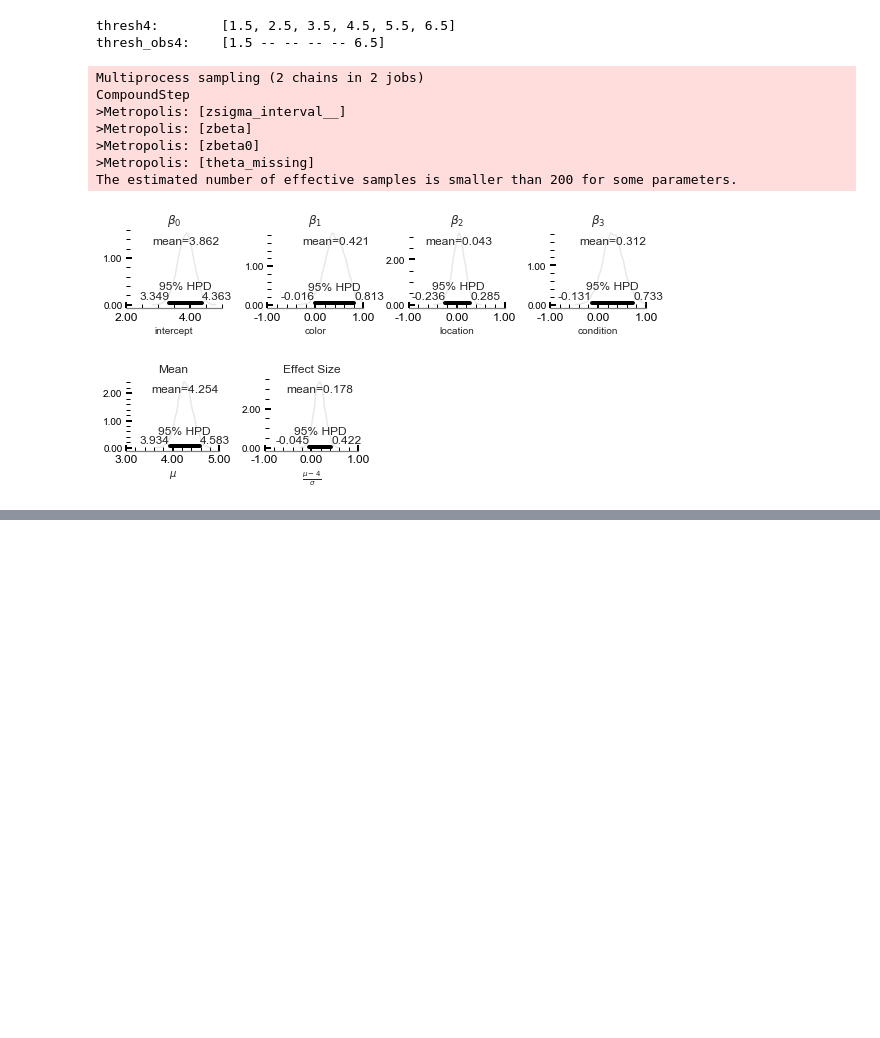
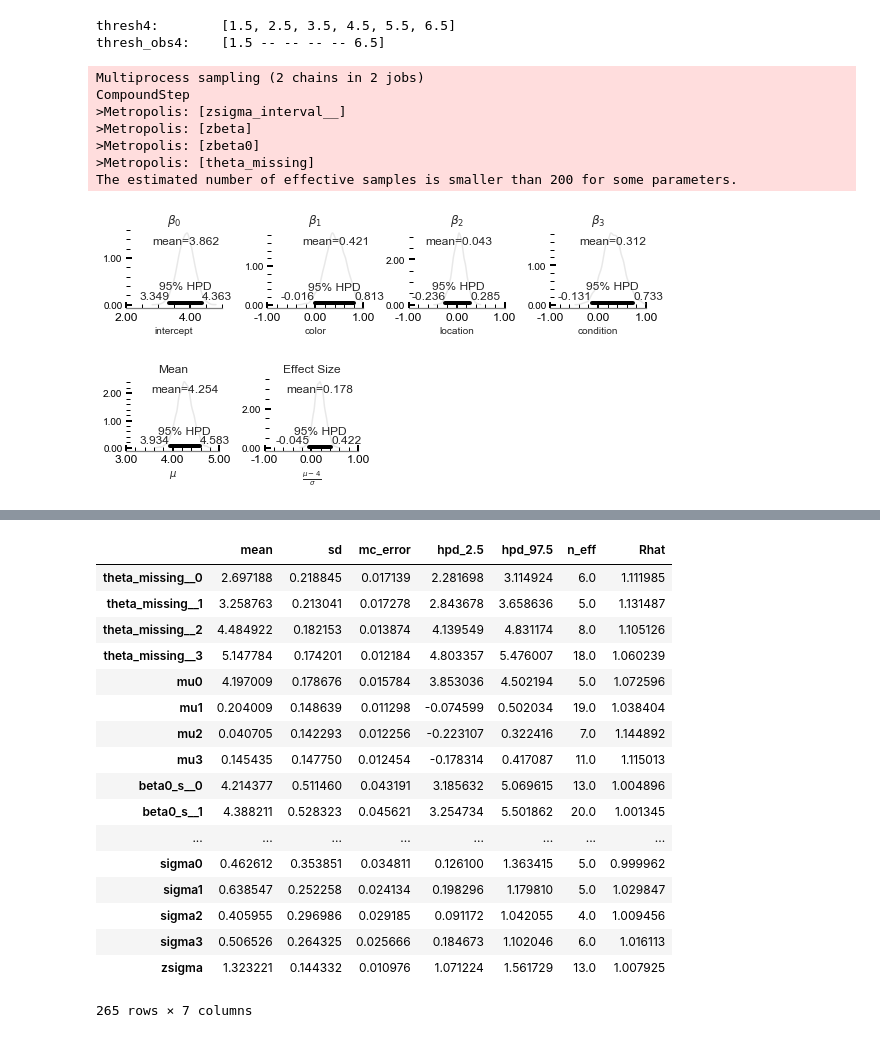
Before and after one commit to CrowdDynamicsLab/ComicPersuasion, a Jupyter notebook: Paper Draft/LaTeX/hari-code/ordinal prediction.ipynb, the cells around one changed output, grey strips where cells are left out. Cells and saved outputs as stored; diff of their text form; code cells hidden in the pictures; blank space fills up the shorter version.

Commit message:
minor; but added new datasets; stuck at the group case

```diff
--- a/Paper Draft/LaTeX/hari-code/ordinal prediction.ipynb
+++ b/Paper Draft/LaTeX/hari-code/ordinal prediction.ipynb
@@ -547,7 +527,6 @@ The estimated number of effective samples is smaller than 200 for some parameter
 beta = trace4['zbeta'] / sd_X.as_matrix()
 beta0 = trace4['zbeta0'] - np.sum(
     trace4['zbeta'] * mean_X.as_matrix() / sd_X.as_matrix(), axis=1)
-sigma = trace4['zsigma']
 
 sigma = trace4['zsigma']
 mu = trace4['mu']
@@ -675,0 +691,6 @@ fig2.savefig("mean_effect_color.pdf")
+# %%
+subj_idx = df_color_H.Subj.cat.codes.as_matrix() #forms the index
+subj_codes = df_color_H.Subj.cat.categories
+n_subj = len(subj_codes)
+
+print('Number of groups: {}'.format(n_subj))
@@ -675,0 +701,31 @@ fig2.savefig("mean_effect_color.pdf")
+# %%
+# predictors
+sd_color = df_color_H.color.std()
+mean_color = df_color_H.color.mean()
+zcolor = (df_color_H.color - mean_color)/sd_color
+
+sd_location = df_color_H.location.std()
+mean_location = df_color_H.location.mean()
+zlocation = (df_color_H.location - mean_location)/sd_location
+
+sd_condition = df_color_H.condition.std()
+mean_condition = df_color_H.condition.mean()
+zcondition = (df_color_H.condition - mean_condition)/sd_condition
+
+
+# response
+sd_y = df_color_H.y.std()
+mean_y = df_color_H.y.mean()
+zy = (df_color_H.y - mean_y)/sd_y
+
+# number of levels
+
+nYlevels4 = y_cat.nunique()
+
+thresh = [k + 0.5
+           for k in range(1, nYlevels4)]  # fixing the boundaries in our case
+thresh_obs = np.ma.asarray(thresh)
+thresh_obs[1:-1] = np.ma.masked
+
+print('thresh:\t{}'.format(thresh))
+print('thresh_obs:\t{}'.format(thresh_obs))
@@ -675,0 +819,5 @@ fig2.savefig("mean_effect_color.pdf")
+# %%
+with h_ordinal_model:
+    step1 = pm.Metropolis()
+    h_color_trace = pm.sample(10000, step=step1)
+#     h_color_trace = pm.sample(10000)
@@ -675,0 +876,21 @@ fig2.savefig("mean_effect_color.pdf")
+# %%
+pm.stats.summary(h_color_trace)
+# %% [output]
+|  | mean | sd | mc_error | hpd_2.5 | hpd_97.5 | n_eff | Rhat |
+| theta_missing__0 | 2.697188 | 0.218845 | 0.017139 | 2.281698 | 3.114924 | 6.0 | 1.111985 |
+| theta_missing__1 | 3.258763 | 0.213041 | 0.017278 | 2.843678 | 3.658636 | 5.0 | 1.131487 |
+| theta_missing__2 | 4.484922 | 0.182153 | 0.013874 | 4.139549 | 4.831174 | 8.0 | 1.105126 |
+| theta_missing__3 | 5.147784 | 0.174201 | 0.012184 | 4.803357 | 5.476007 | 18.0 | 1.060239 |
+| mu0 | 4.197009 | 0.178676 | 0.015784 | 3.853036 | 4.502194 | 5.0 | 1.072596 |
+| mu1 | 0.204009 | 0.148639 | 0.011298 | -0.074599 | 0.502034 | 19.0 | 1.038404 |
+| mu2 | 0.040705 | 0.142293 | 0.012256 | -0.223107 | 0.322416 | 7.0 | 1.144892 |
+| mu3 | 0.145435 | 0.147750 | 0.012454 | -0.178314 | 0.417087 | 11.0 | 1.115013 |
+| beta0_s__0 | 4.214377 | 0.511460 | 0.043191 | 3.185632 | 5.069615 | 13.0 | 1.004896 |
+| beta0_s__1 | 4.388211 | 0.528323 | 0.045621 | 3.254734 | 5.501862 | 20.0 | 1.001345 |
+| ... | ... | ... | ... | ... | ... | ... | ... |
+| sigma0 | 0.462612 | 0.353851 | 0.034811 | 0.126100 | 1.363415 | 5.0 | 0.999962 |
+| sigma1 | 0.638547 | 0.252258 | 0.024134 | 0.198296 | 1.179810 | 5.0 | 1.029847 |
+| sigma2 | 0.405955 | 0.296986 | 0.029185 | 0.091172 | 1.042055 | 4.0 | 1.009456 |
+| sigma3 | 0.506526 | 0.264325 | 0.025666 | 0.184673 | 1.102046 | 6.0 | 1.016113 |
+| zsigma | 1.323221 | 0.144332 | 0.010976 | 1.071224 | 1.561729 | 13.0 | 1.007925 |
+265 rows × 7 columns
```
Also changed, not shown: parts of 18 cells of this notebook, 3 other files.
